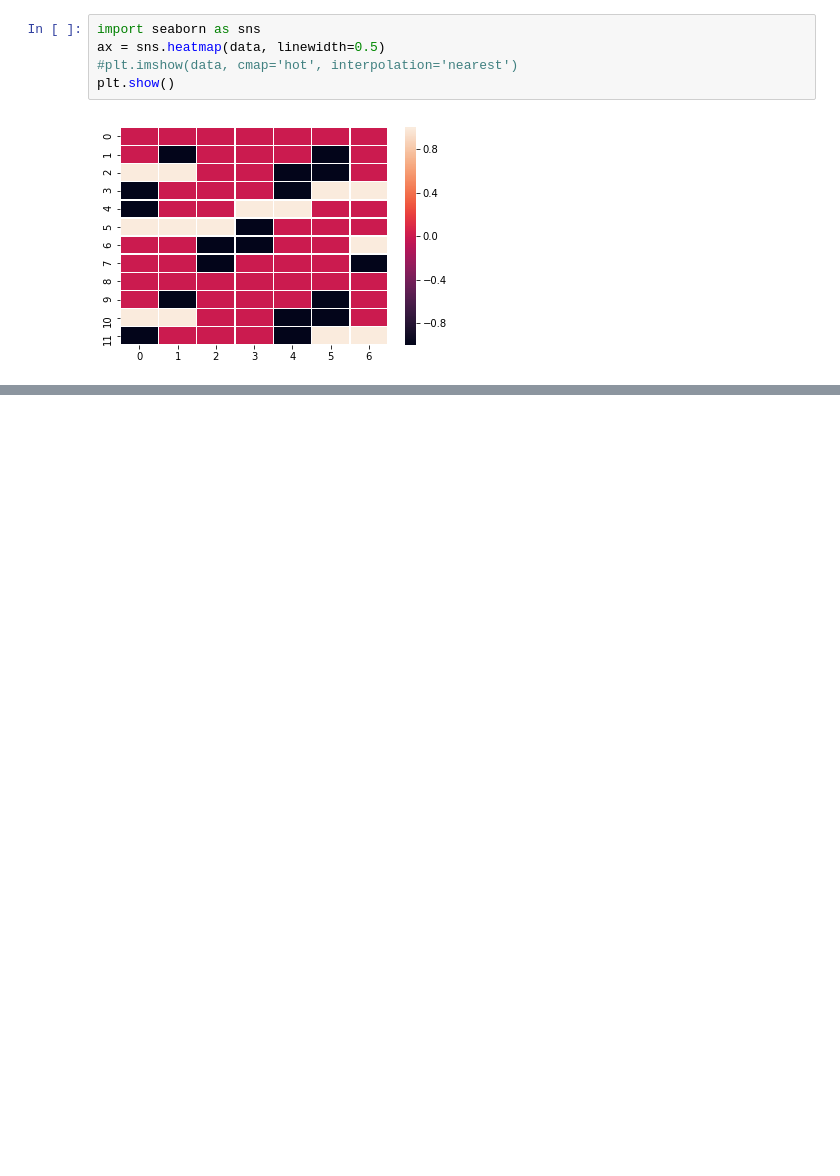
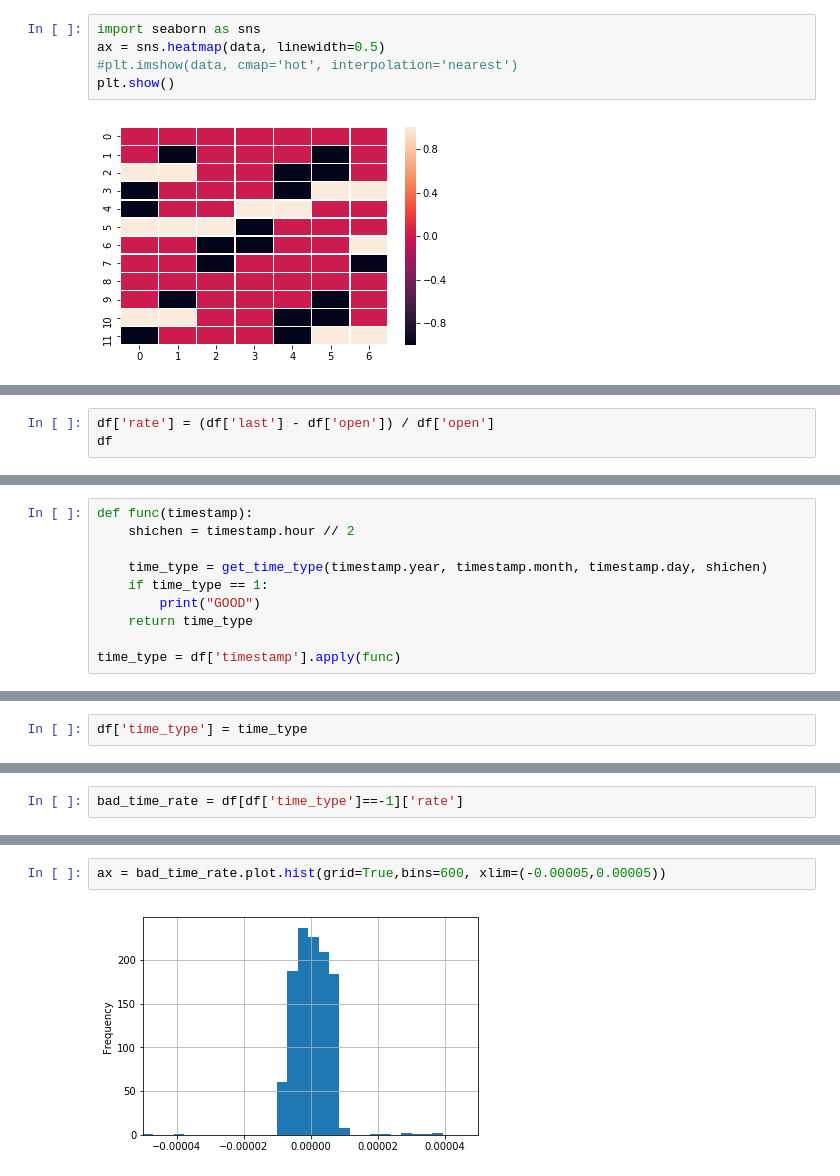
Before and after one commit to smartestrobotdai/meihuayishu, a Jupyter notebook: meihuayishu.ipynb, the cells around one changed output, grey strips where cells are left out. Cells and saved outputs as stored; diff of their text form; blank space fills up the shorter version.

```diff
--- a/meihuayishu.ipynb
+++ b/meihuayishu.ipynb
@@ -114,0 +121,3 @@ plt.show()
+# %%
+df['rate'] = (df['last'] - df['open']) / df['open']
+df
@@ -114,0 +143,10 @@ plt.show()
+# %%
+def func(timestamp):
+    shichen = timestamp.hour // 2
+
+    time_type = get_time_type(timestamp.year, timestamp.month, timestamp.day, shichen)
+    if time_type == 1:
+        print("GOOD")
+    return time_type
+
+time_type = df['timestamp'].apply(func)
@@ -114,0 +171,2 @@ plt.show()
+# %%
+df['time_type'] = time_type
@@ -114,0 +175,2 @@ plt.show()
+# %%
+bad_time_rate = df[df['time_type']==-1]['rate']
@@ -114,0 +197,4 @@ plt.show()
+# %%
+ax = bad_time_rate.plot.hist(grid=True,bins=600, xlim=(-0.00005,0.00005))
+# %% [output]
+[figure, added]
```
Also changed, not shown: parts of 13 cells of this notebook, 1 other file.
